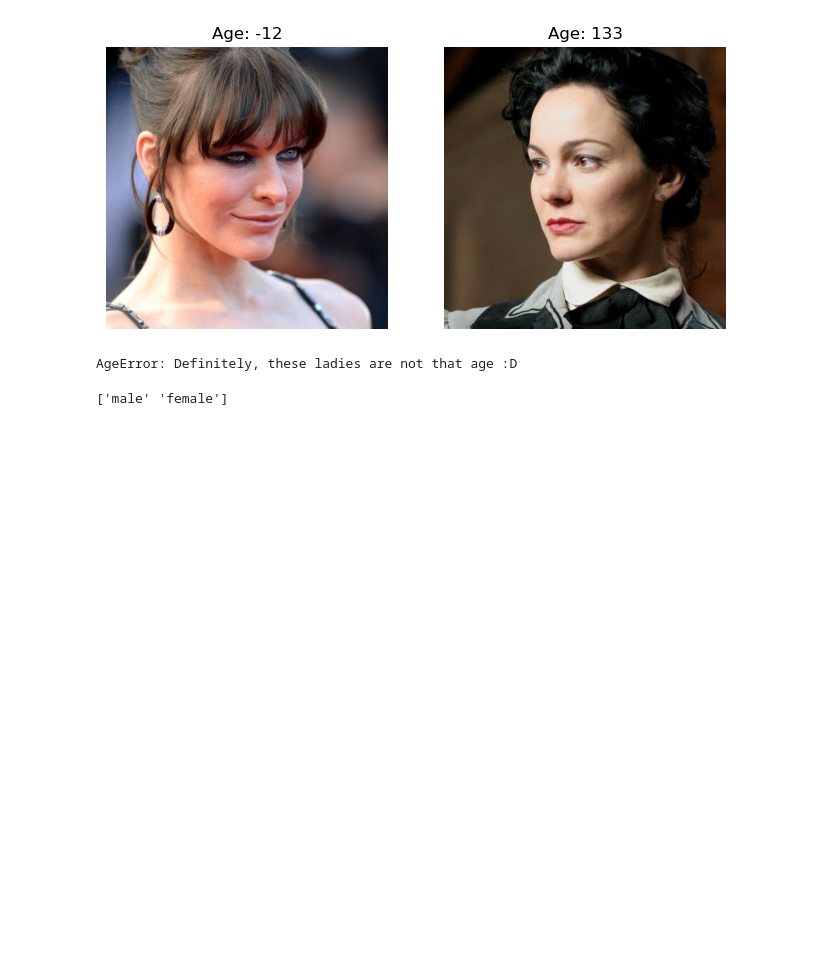
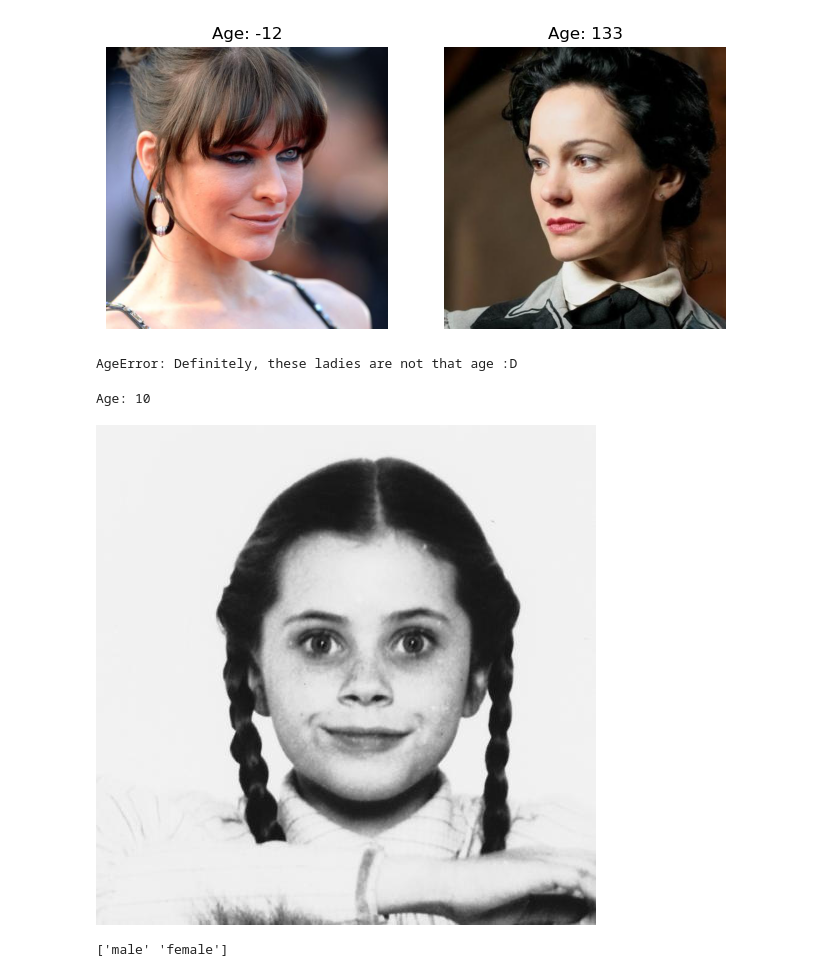
Before and after one commit to eggwhat/age-detection, a Jupyter notebook: train/exploratory_data_analysis/exploratory_data_analysis.ipynb, the cells around one changed output. Saved outputs shown, nothing was run; the diff lists cells and outputs as text; code cells hidden in the pictures; blank space fills up the shorter version.

Commit message:
Small correction

```diff
--- a/train/exploratory_data_analysis/exploratory_data_analysis.ipynb
+++ b/train/exploratory_data_analysis/exploratory_data_analysis.ipynb
@@ -194,6 +194,22 @@ print('AgeError: Definitely, these ladies are not that age :D')
 # %% [output]
 [figure]
 AgeError: Definitely, these ladies are not that age :D
+# %%
+# Maybe something correct now?
+
+# Here we will display a sample image ---> The first face from the data frame specified age 10
+
+first_image_path = df_metadata[df_metadata['age'] == 10]['path'].iloc[0] # You can also check other faces with different ages by replacing the number 10 with another number
+
+age_text = str(df_metadata[df_metadata['path'] == first_image_path]['age'].iloc[0])
+
+image = Image.open(first_image_path)
+
+print('Age:', age_text)
+display(image)
+# %% [output]
+Age: 10
+[figure, added]
 # %%
 # # Remove these rows from the original 'df_metadata' DataFrame -----> this is only after the whole EDA
 
```
Also changed, not shown: parts of 1 cell of this notebook.
